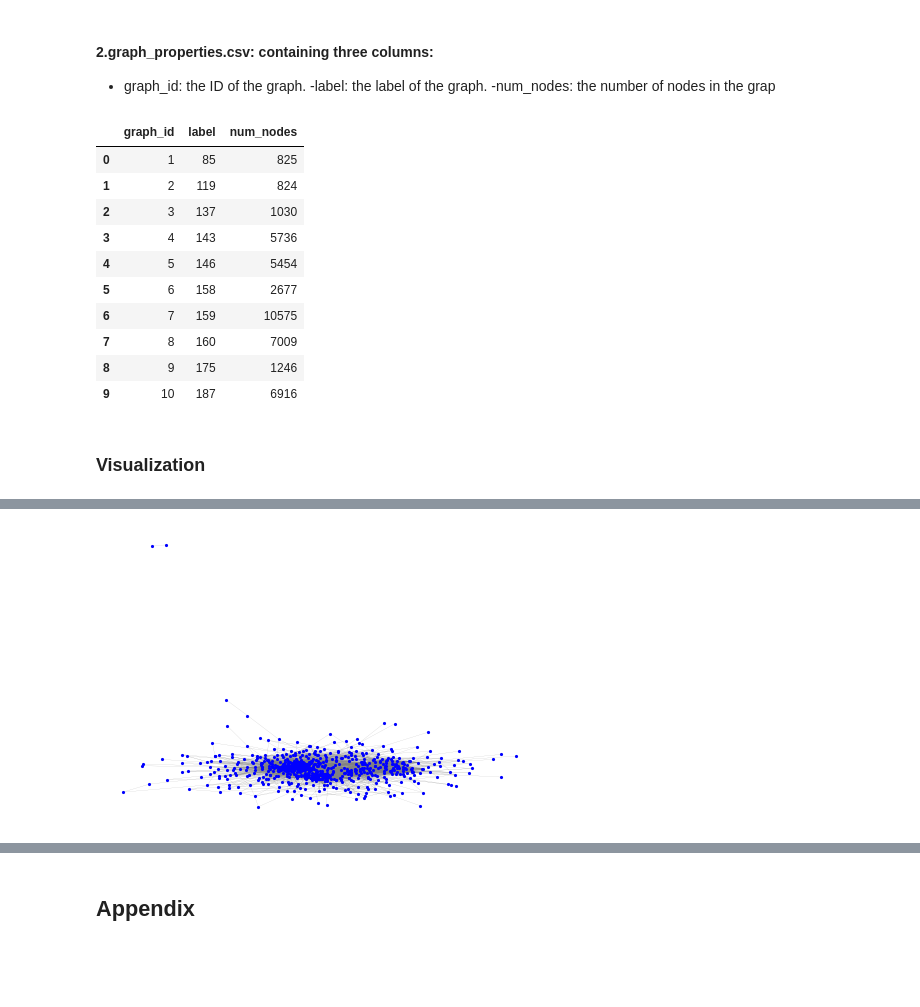
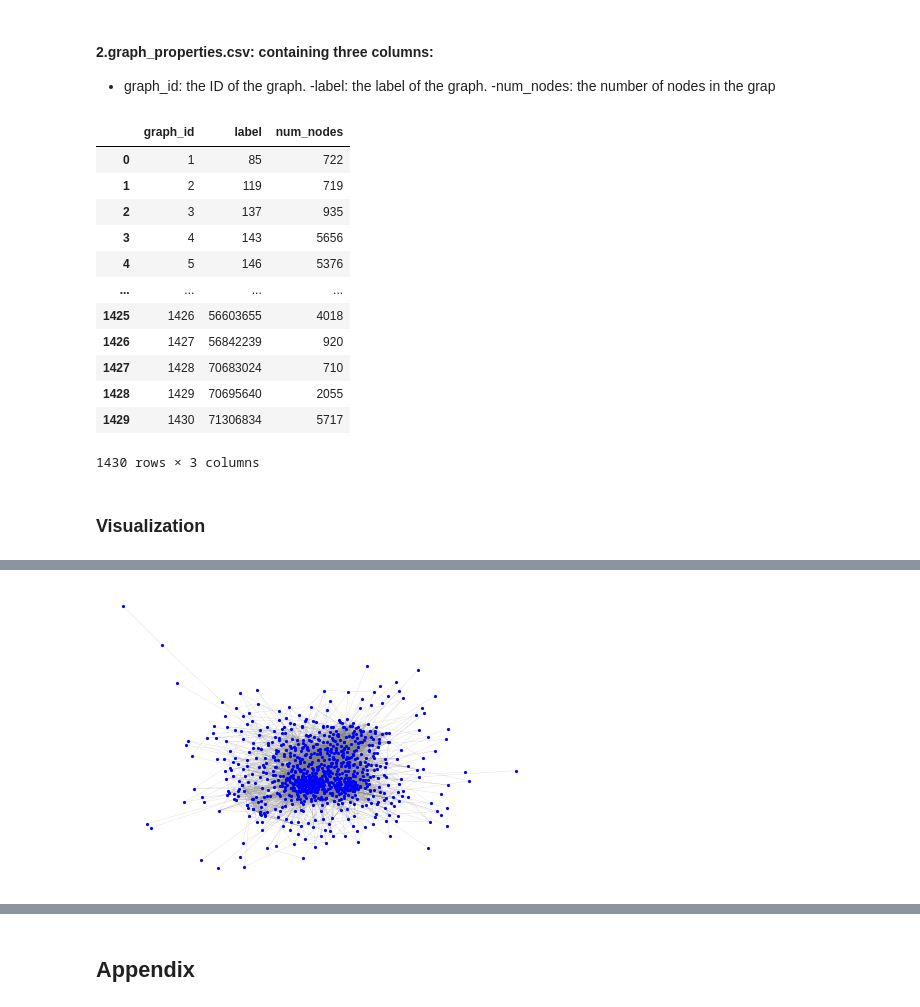
Before and after one commit to amanzadi/MS_Thesis, a Jupyter notebook: GNN_graphs_prep.ipynb, the cells around one changed output, grey strips where cells are left out. Saved outputs shown, nothing was run; the diff lists cells and outputs as text; code cells hidden in the pictures; blank space fills up the shorter version.

```diff
--- a/GNN_graphs_prep.ipynb
+++ b/GNN_graphs_prep.ipynb
@@ -253,11 +255,12 @@ containing three columns:
 # generate drug specific ppi subgraph for GNN edges
 def drug2ppi(drug):
     genes = dti['ProteinID'].loc[dti['DrugID'] == drug].tolist()
-    dic = {gene:genes.index(gene)+1 for gene in genes}
     df = edges[['protein1','protein2']].loc[edges['protein1'].isin(genes)]
     df = df.loc[df['protein2'].isin(genes)]
     df['graph_id'] = DrugID.loc[DrugID['DrugID'] == drug]['GraphID'].tolist()[0]  #DrugID
     df = df.rename(columns={'protein1': 'src_prot', 'protein2': 'dst_prot'}) # prot: actual protein id
+    final_genes =df['src_prot'].unique().tolist() # final genes that have ppi data
+    dic = {gene:final_genes.index(gene) for gene in final_genes} # conversion dic, starts at 0
     df['src'] = df['src_prot'].map(dic) #local ids
     df['dst'] = df['dst_prot'].map(dic) #local ids
     return(df[['graph_id', 'src', 'dst', 'src_prot', 'dst_prot']])
@@ -299,7 +304,7 @@ def drug2num_nodes(drug):
 # %%
 #labes of the garphs, graph_properties.csv
 rows = []
-for i,drug in enumerate(dti['DrugID'].unique().tolist()):
+for i,drug in tqdm(enumerate(dti['DrugID'].unique().tolist())):
     row = {'graph_id': i+1,
            'label': drug, #drugID
            'num_nodes': drug2num_nodes(drug)}
@@ -310,21 +315,23 @@ GNN_properties.to_csv('../data/GNN_properties.csv', index=False, sep = ',')
 GNN_properties
 # %% [output]
 |  | graph_id | label | num_nodes |
-| 0 | 1 | 85 | 825 |
-| 1 | 2 | 119 | 824 |
-| 2 | 3 | 137 | 1030 |
-| 3 | 4 | 143 | 5736 |
-| 4 | 5 | 146 | 5454 |
-| 5 | 6 | 158 | 2677 |
-| 6 | 7 | 159 | 10575 |
-| 7 | 8 | 160 | 7009 |
-| 8 | 9 | 175 | 1246 |
-| 9 | 10 | 187 | 6916 |
+| 0 | 1 | 85 | 722 |
+| 1 | 2 | 119 | 719 |
+| 2 | 3 | 137 | 935 |
+| 3 | 4 | 143 | 5656 |
+| 4 | 5 | 146 | 5376 |
+| ... | ... | ... | ... |
+| 1425 | 1426 | 56603655 | 4018 |
+| 1426 | 1427 | 56842239 | 920 |
+| 1427 | 1428 | 70683024 | 710 |
+| 1428 | 1429 | 70695640 | 2055 |
+| 1429 | 1430 | 71306834 | 5717 |
+1430 rows × 3 columns
 # %% [markdown]
 ### Visualization
 # %%
 %%time
-x = drug2ppi(85).reset_index(drop=True)
+x = drug2ppi(137).reset_index(drop=True)
 G = nx.from_pandas_edgelist(x, 'src', 'dst')
 #print(list(nx.isolates(G)))
 
@@ -340,4 +347,4 @@ Wall time: 8.95 s
-[figure, old version]
+[figure, new version]
 # %%
 x
 # %% [output]
```
Also changed, not shown: parts of 7 cells of this notebook, 2 other files.
